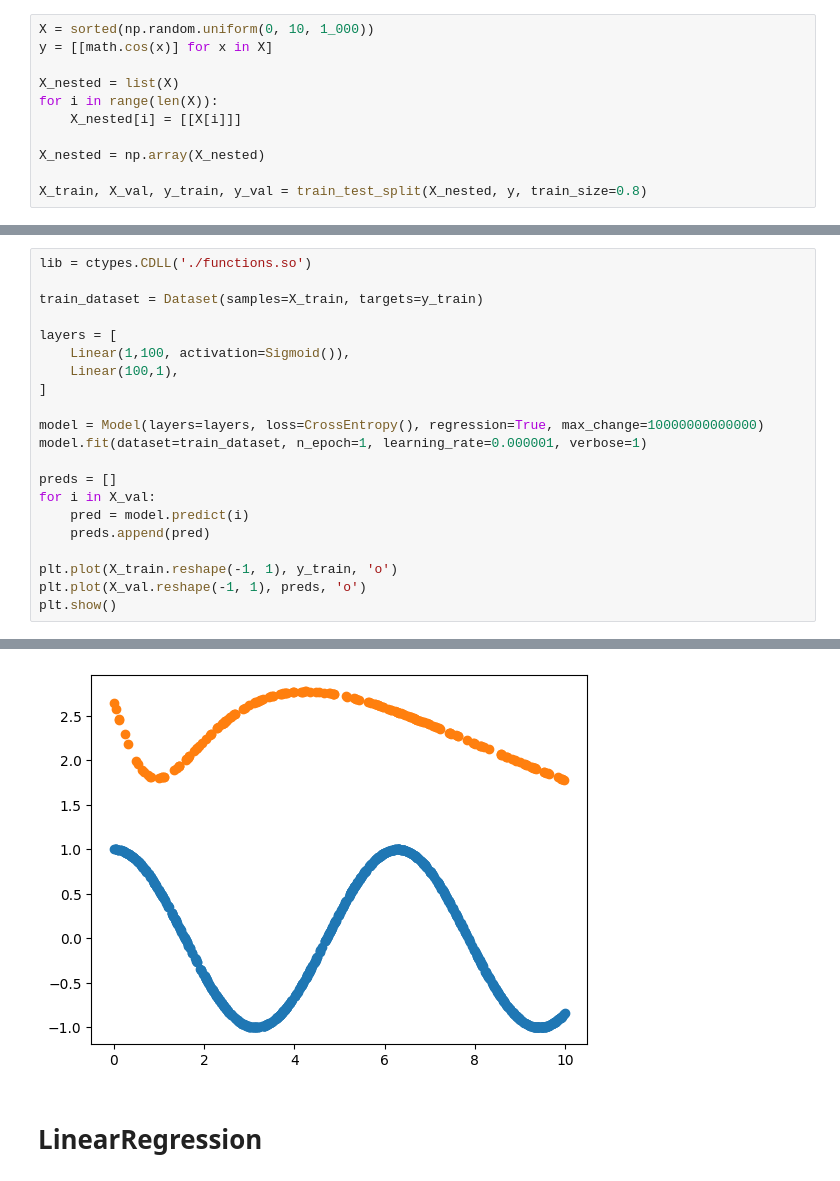
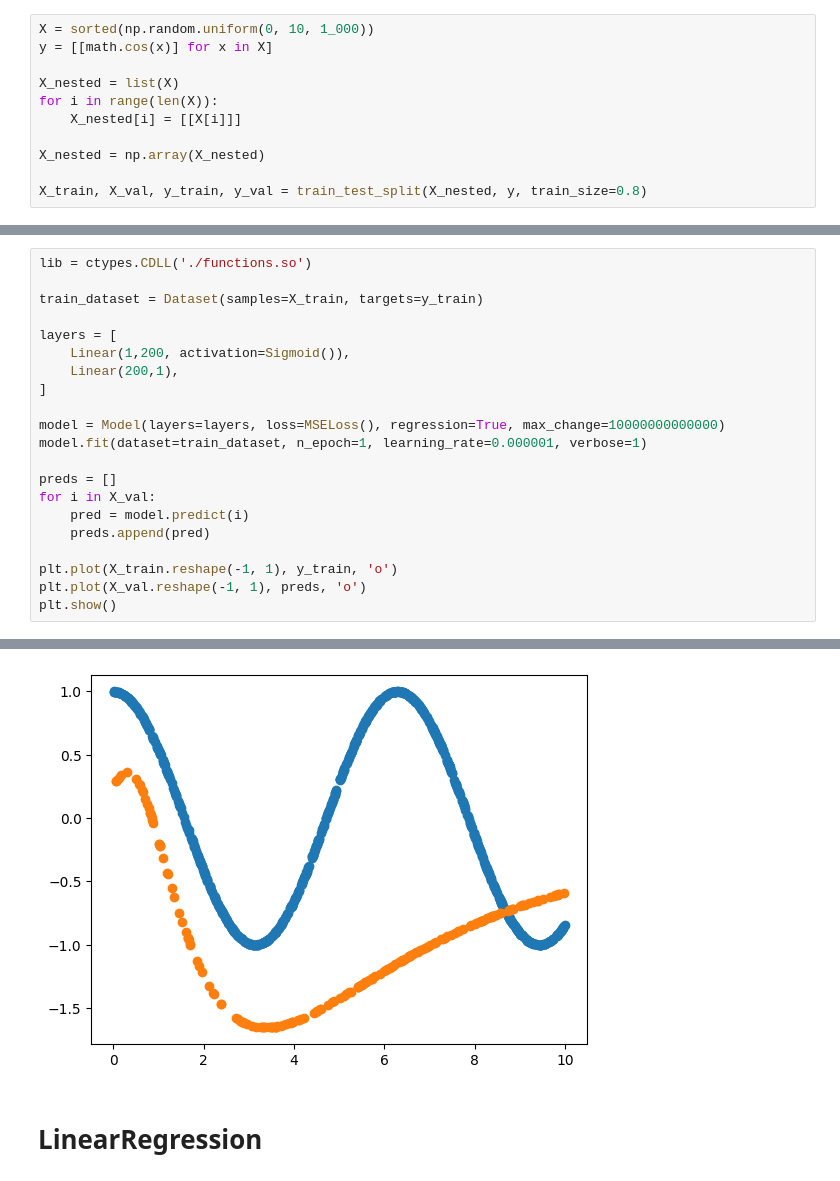
Before and after one commit to PHILIPP111007/ML, a Jupyter notebook: phils_model/main_with_c.ipynb, the cells around one changed output, grey strips where cells are left out. Cells and saved outputs as stored; diff of their text form.

```diff
--- a/phils_model/main_with_c.ipynb
+++ b/phils_model/main_with_c.ipynb
@@ -284,11 +284,11 @@ lib = ctypes.CDLL('./functions.so')
 train_dataset = Dataset(samples=X_train, targets=y_train)
 
 layers = [
-    Linear(1,100, activation=Sigmoid()),
-    Linear(100,1),
+    Linear(1,200, activation=Sigmoid()),
+    Linear(200,1),
 ]
 
-model = Model(layers=layers, loss=CrossEntropy(), regression=True, max_change=10000000000000)
+model = Model(layers=layers, loss=MSELoss(), regression=True, max_change=10000000000000)
 model.fit(dataset=train_dataset, n_epoch=1, learning_rate=0.000001, verbose=1)
 
 preds = []
@@ -304,4 +304,4 @@ Epoch 1 / 1. Loss: -0.018383
-[figure, old version]
+[figure, new version]
 # %% [markdown]
 # LinearRegression
 # %%
```
Also changed, not shown: parts of 2 cells of this notebook.
